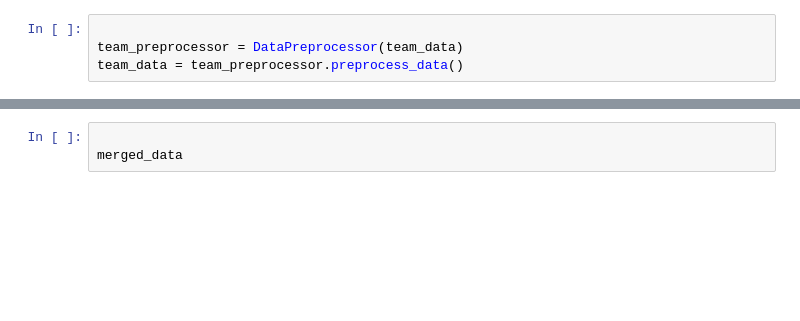
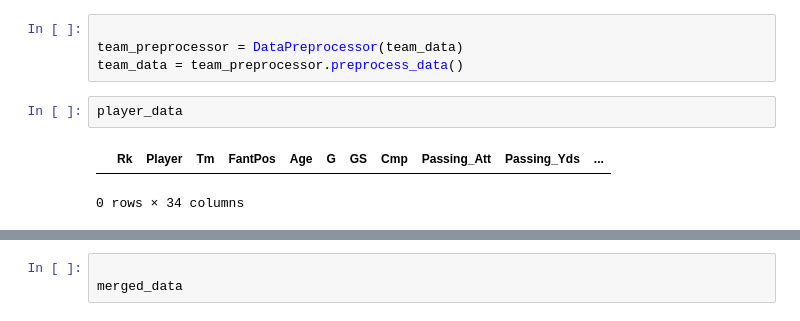
Before and after one commit to aleccwilliams810/Demo, a Jupyter notebook: PFR_ScrapeUpdated.ipynb, the cells around one changed output, grey strips where cells are left out. Saved outputs shown, nothing was run; the diff lists cells and outputs as text; blank space fills up the shorter version.

```diff
--- a/PFR_ScrapeUpdated.ipynb
+++ b/PFR_ScrapeUpdated.ipynb
@@ -184,6 +238,11 @@ player_data = player_preprocessor.preprocess_data()
 
 team_preprocessor = DataPreprocessor(team_data)
 team_data = team_preprocessor.preprocess_data()
+# %%
+player_data
+# %% [output]
+|  | Rk | Player | Tm | FantPos | Age | G | GS | Cmp | Passing_Att | Passing_Yds | ... |
+0 rows × 34 columns
 # %%
 # create instance of MergeAndProcess class
 merger = MergeAndProcess(player_data, team_data)
```
Also changed, not shown: parts of 7 cells of this notebook.
